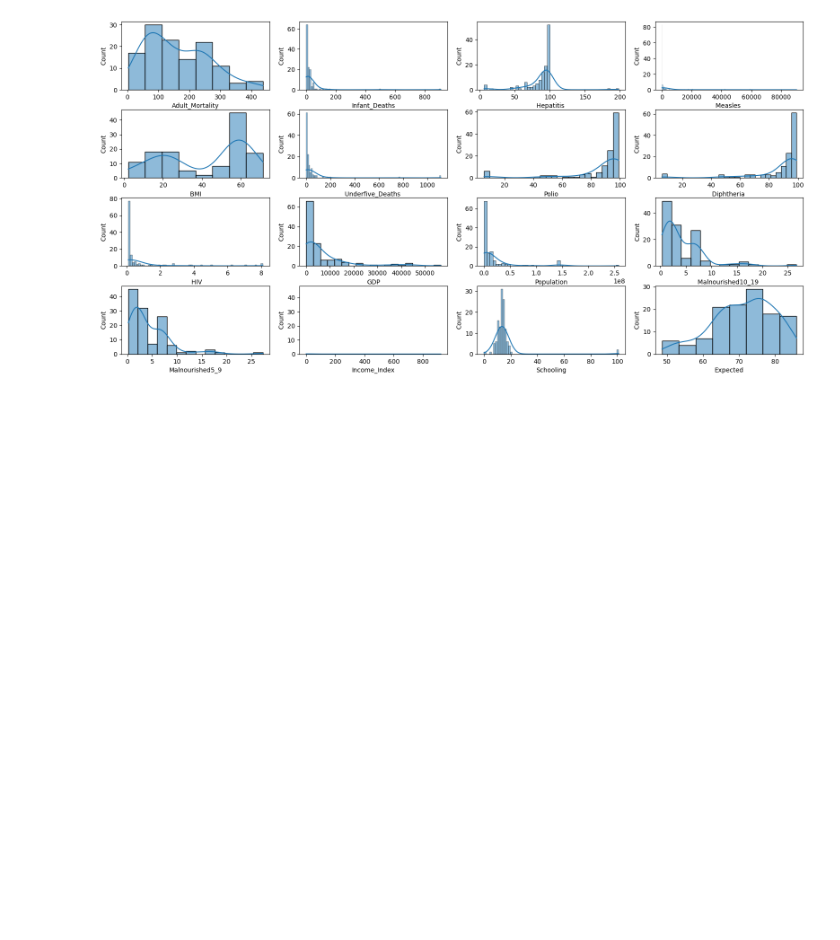
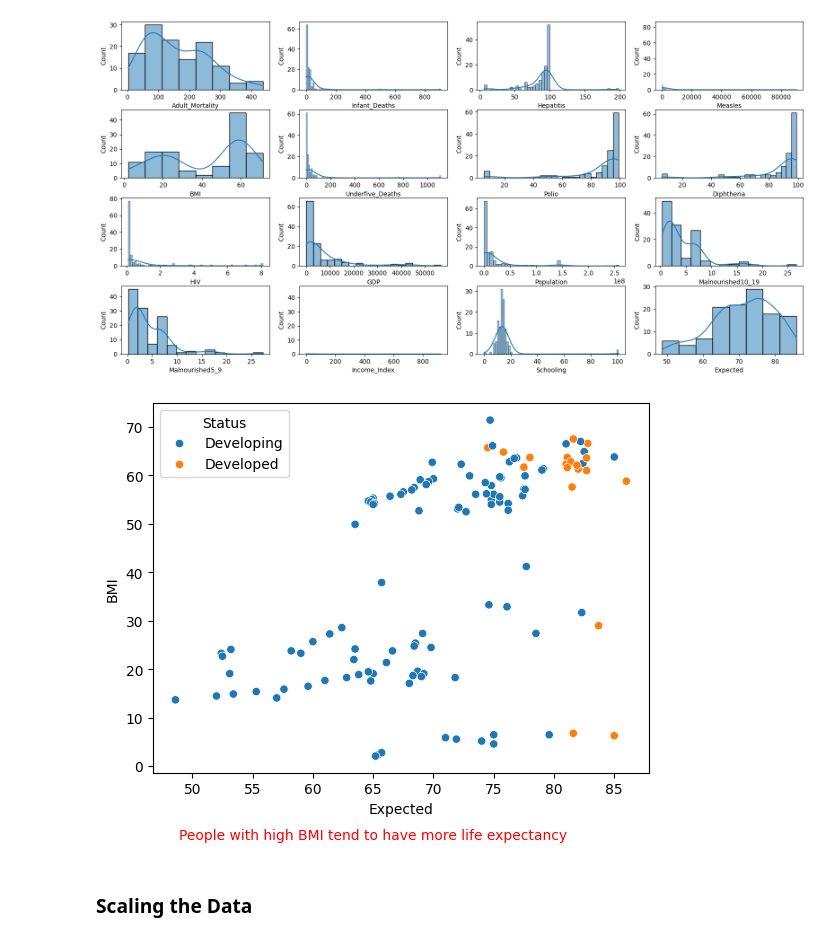
Before and after one commit to vinaykumargummadi/Data-Science-Projects, a Jupyter notebook: MicroProject and Assignment/VinayKumarG_Graded_assigment.ipynb, the cells around one changed output. Saved outputs shown, nothing was run; the diff lists cells and outputs as text; code cells hidden in the pictures; blank space fills up the shorter version.

```diff
--- a/MicroProject and Assignment/VinayKumarG_Graded_assigment.ipynb
+++ b/MicroProject and Assignment/VinayKumarG_Graded_assigment.ipynb
@@ -106,3 +126,11 @@ for r in range(4):
             i+=1
 # %% [output]
 [figure]
+# %%
+sns.scatterplot(data=df, x='Expected', y='BMI', hue='Status')
+plt.text(65, -15, "People with high BMI tend to have more life expectancy", fontsize=10, color='red', ha='center')
+plt.show()
+# %% [output]
+[figure, added]
+# %% [markdown]
+### Scaling the Data
```
Also changed, not shown: parts of 40 cells of this notebook, 2 other files.
